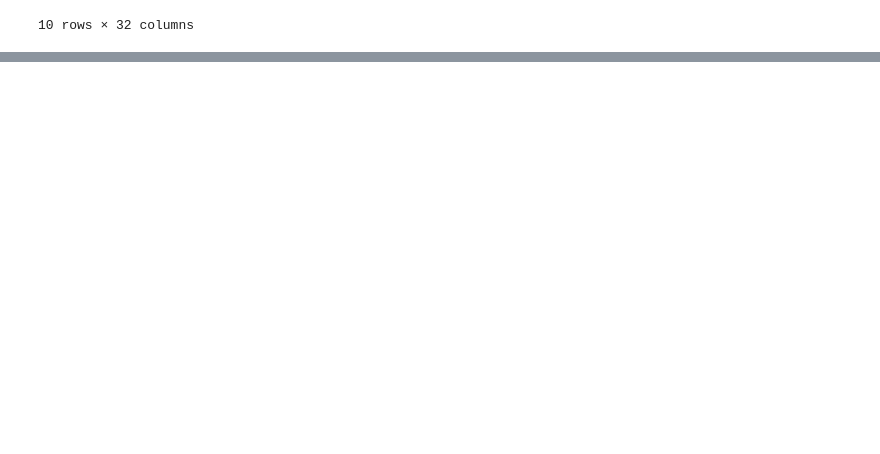
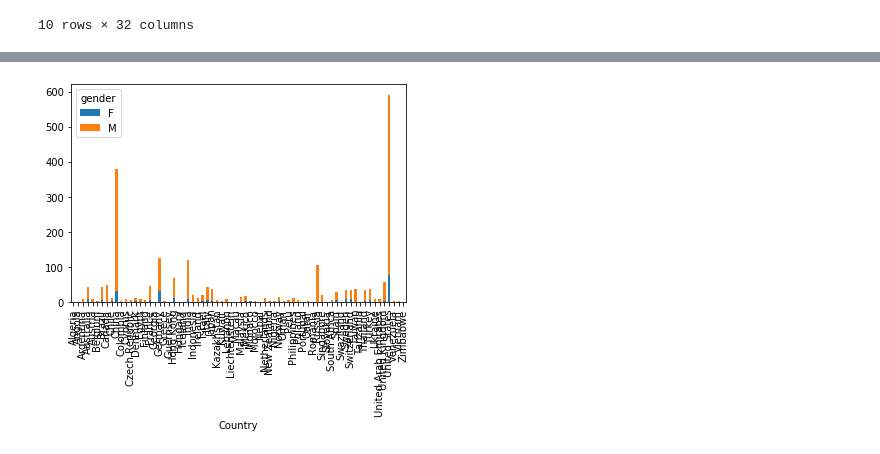
Before and after one commit to herreradelduque/Ironhack-Module-1-Project---Pandas-Pipelines, a Jupyter notebook: notebooks/notebook2.ipynb, the cells around one changed output, grey strips where cells are left out. Cells and saved outputs as stored; diff of their text form; code cells hidden in the pictures; blank space fills up the shorter version.

Commit message:
Notebook2: some charts created

```diff
--- a/notebooks/notebook2.ipynb
+++ b/notebooks/notebook2.ipynb
@@ -165,0 +190,5 @@ df_forbes_merge[:10]
+# %%
+df_forbes_merge.groupby(['Country','gender']).size().unstack().plot(kind='bar',stacked=True)
+plt.show()
+# %% [output]
+[figure, added]
```
Also changed, not shown: parts of 5 cells of this notebook.
